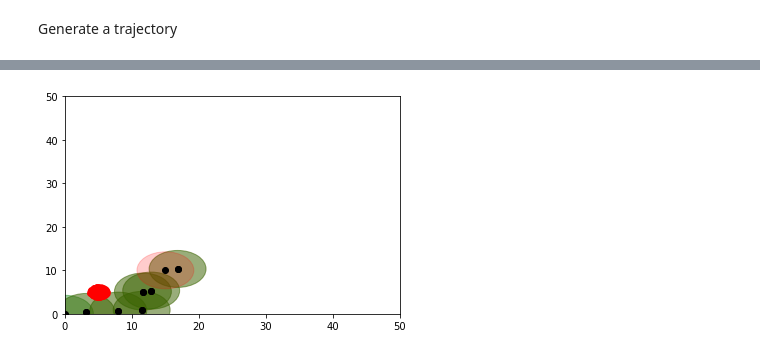
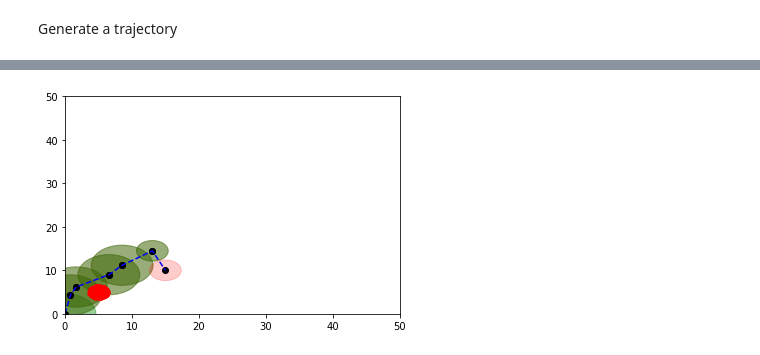
Before and after one commit to Athirakr94/robot-nav-convex, a Jupyter notebook: obstacle_new_with_trajectory.ipynb, the cells around one changed output, grey strips where cells are left out. Cells and saved outputs as stored; diff of their text form; code cells hidden in the pictures.

```diff
--- a/obstacle_new_with_trajectory.ipynb
+++ b/obstacle_new_with_trajectory.ipynb
@@ -156,4 +218,11 @@ plt.show()
 # %%
+def get_nearest_obstacle(Pi,obstacle_points):
+    distances=[]
+    for point in obstacle_points:
+        distances.append([point,distance(Pi,point)])
+    distances.sort(key=lambda x:x[1])
+#     print(distances)
+    return distances[0]
 def compute_balancing_force(Q_old,Q_new,F_old):
     F_new=Q_new-Q_old
     N_new=F_old-F_new
@@ -163,20 +232,36 @@ def generate_bubble(Pi):#bisection
     r_max=5
 #     max_iter=100
     r=0
-    while r_max-r_min>1:
+    Ai=cp.Variable(2)
+    center=[]
+    while r_max-r_min>0.5:
         r=0.5*(r_min+r_max)
-        objective=cp.Minimize(r)
-        constraints=[]
+        objective=cp.Minimize(0)
+        constraints=[Ai>=0]
+
         for obstacles in obstacle_points:
-            constraints.append(cp.norm(obstacles-Pi,2)>=r)
+            constraints.append(cp.norm(Pi-obstacles,2)>=2*r)
         prob=cp.Problem(objective,constraints)
+        prob.solve()
+
+        print(prob.status,Ai.value,r,Pi)
+
         if prob.status=="optimal":
             r_max=r
+            center=Pi
         else:
+
+
+            nearest_point,distance=get_nearest_obstacle(Pi,obstacle_points)
             r_min=r
-#         print(r_min,r_max,r)
+            theta=atan((Pi[1]-nearest_point[1])/(Pi[0]-nearest_point[0]))
+            center=Pi
+#             center=[Pi[0]+(r_min*cos(theta)),Pi[1]+(r_min*sin(theta))]
+#             break
 
-    return [Pi,r]
+
+    print([center,r])
+    return [center,r]
 def compute_norm(x,order=None):
     return np.linalg.norm(x, ord=order)
 
@@ -194,7 +279,7 @@ ax.set_ylim((0, 50))
 #     obs_plot=plt.Circle(i, 2, color='b', alpha=0.2)
 
 #     ax.plot(i,2, 'o', color='m',alpha=0.4)
-waypoints=[]
+waypoints=[current_pose]
 points=np.array(obstacle_points)
 
 plt.plot(points[:, 0], points[:, 1], '.', color='red')
@@ -206,9 +291,9 @@ while compute_norm(current_pose-target_pose,2)>0.5*radius:
     next_target=trajectory[current_index+1]
     current_bubble=generate_bubble(current_pose)
     next_bubble=generate_bubble(next_target)
-#     print("current bubble",current_bubble,"next bubble",next_bubble)
-    current_plot=plt.Circle(current_bubble[0], current_bubble[1], color='g', alpha=0.4)
-    next_plot=plt.Circle(next_bubble[0], next_bubble[1], color='r', alpha=0.2)
+    print("current bubble",current_bubble,"next bubble",next_bubble)
+    current_plot=plt.Circle(list(current_bubble[0]), current_bubble[1], color='g', alpha=0.4)
+    next_plot=plt.Circle(list(next_bubble[0]), next_bubble[1], color='r', alpha=0.2)
     ax.add_patch(current_plot)
     ax.add_patch(next_plot)
     ax.plot((current_bubble[0][0]),(current_bubble[0][1]), 'o', color='k')
@@ -216,26 +301,33 @@ while compute_norm(current_pose-target_pose,2)>0.5*radius:
 
 
 #     print(next_bubble[1]+current_bubble[1],compute_norm(current_pose-next_target,2))
-    if next_bubble[1]+current_bubble[1]>compute_norm(current_pose-next_target,2) and next_target[1]>1.5*radius:
+    if next_bubble[1]+current_bubble[1]>compute_norm(current_pose-next_target,2) and next_target[1]>(1*radius*current_pose[1]):
         next_bubble=current_bubble
 #         theta=compute_balancing_force(Q_old,Q_new,F_old)
-        waypoints.append(next_target)
+#         waypoints.append(next_target)
     else:
+
         query_pose=current_pose
         query_bubble=current_bubble
-        while next_bubble[1]+query_bubble[1]<=compute_norm(query_pose-next_target,2):
-            query_pose=(query_pose+next_target)*0.5
-            query_bubble=generate_bubble(query_pose)
-            query_plot=plt.Circle(query_bubble[0], query_bubble[1], color='b', alpha=0.2)
-#             print("intermediate bubble",query_bubble)
-            waypoints.append(query_pose)
-            ax.add_patch(query_plot)
+#         while next_bubble[1]+query_bubble[1]<=compute_norm(query_pose-next_target,2):
+#             query_pose=(query_pose+next_target)*0.5
+#             query_bubble=generate_bubble(query_pose)
+#             query_plot=plt.Circle(query_bubble[0], query_bubble[1], color='b', alpha=0.2)
+# #             print("intermediate bubble",query_bubble)
+#             waypoints.append(query_pose)
+#             ax.add_patch(query_plot)
 
-        waypoints.append(next_target)
+    waypoints.append(next_target)
     current_index+=1
     if current_index==len(trajectory)-1:
         break
 
 print("Waypoints",waypoints)
+x_values=[]
+y_values=[]
+for i in range(len(trajectory)):
+    x_values.append(trajectory[i][0])
+    y_values.append(trajectory[i][1])
+plt.plot(x_values, y_values, 'b--', linestyle="--")
 print(len(waypoints))
 # %% [output]
@@ -243,2 +350,2 @@ Waypoints [array([3.17837001, 0.42965682]), array([7.9630893, 0.7314795]), array
 7
-[figure, old version]
+[figure, new version]
```
Also changed, not shown: parts of 6 cells of this notebook.
